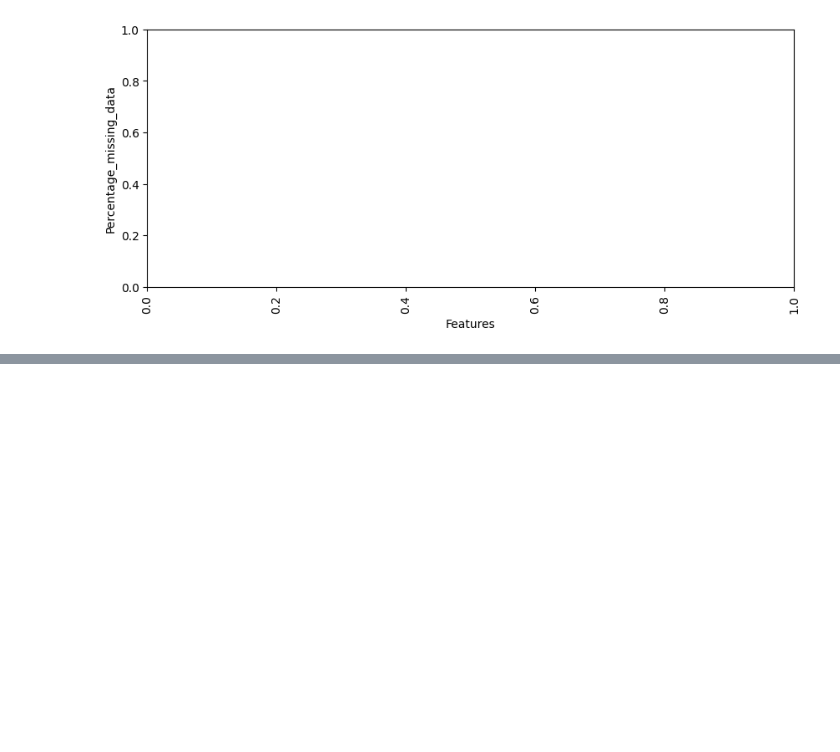
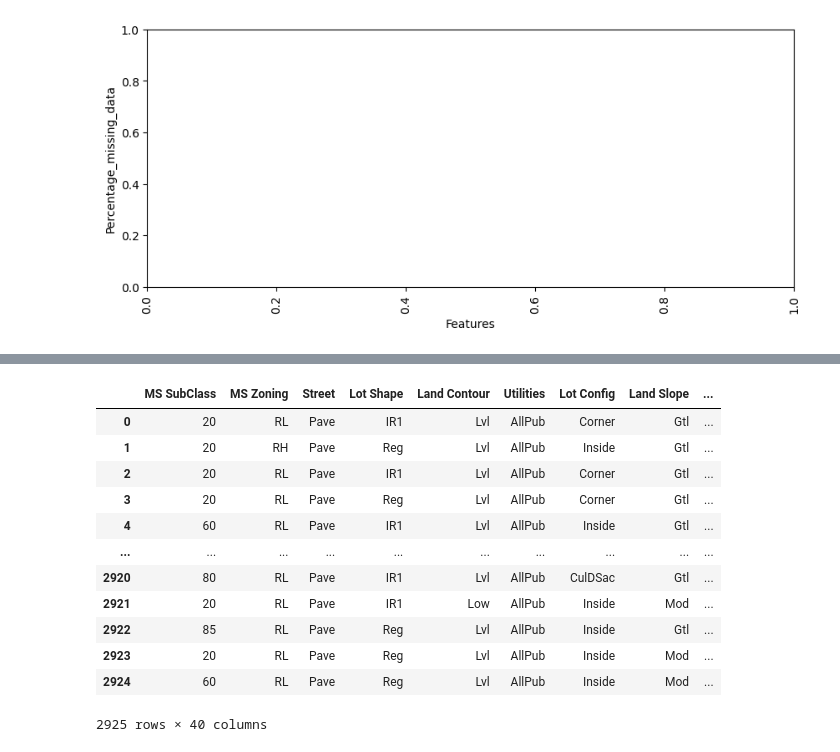
Before and after one commit to AlexTmbMifi/ML_basic, a Jupyter notebook: FeaturesEngineering.ipynb, the cells around one changed output, grey strips where cells are left out. Cells and saved outputs as stored; diff of their text form; code cells hidden in the pictures; blank space fills up the shorter version.

```diff
--- a/FeaturesEngineering.ipynb
+++ b/FeaturesEngineering.ipynb
@@ -536,0 +560,2 @@ plt.xticks(rotation=90);
+# %%
+df['MS SubClass'] = df['MS SubClass'].apply(str)
@@ -536,0 +579,16 @@ plt.xticks(rotation=90);
+# %%
+df.select_dtypes(include='object') # возращает необходимые типы данных
+# %% [output]
+|  | MS SubClass | MS Zoning | Street | Lot Shape | Land Contour | Utilities | Lot Config | Land Slope | ... |
+| 0 | 20 | RL | Pave | IR1 | Lvl | AllPub | Corner | Gtl | ... |
+| 1 | 20 | RH | Pave | Reg | Lvl | AllPub | Inside | Gtl | ... |
+| 2 | 20 | RL | Pave | IR1 | Lvl | AllPub | Corner | Gtl | ... |
+| 3 | 20 | RL | Pave | Reg | Lvl | AllPub | Corner | Gtl | ... |
+| 4 | 60 | RL | Pave | IR1 | Lvl | AllPub | Inside | Gtl | ... |
+| ... | ... | ... | ... | ... | ... | ... | ... | ... | ... |
+| 2920 | 80 | RL | Pave | IR1 | Lvl | AllPub | CulDSac | Gtl | ... |
+| 2921 | 20 | RL | Pave | IR1 | Low | AllPub | Inside | Mod | ... |
+| 2922 | 85 | RL | Pave | Reg | Lvl | AllPub | Inside | Gtl | ... |
+| 2923 | 20 | RL | Pave | Reg | Lvl | AllPub | Inside | Mod | ... |
+| 2924 | 60 | RL | Pave | Reg | Lvl | AllPub | Inside | Mod | ... |
+2925 rows × 40 columns
```
Also changed, not shown: parts of 10 cells of this notebook.
